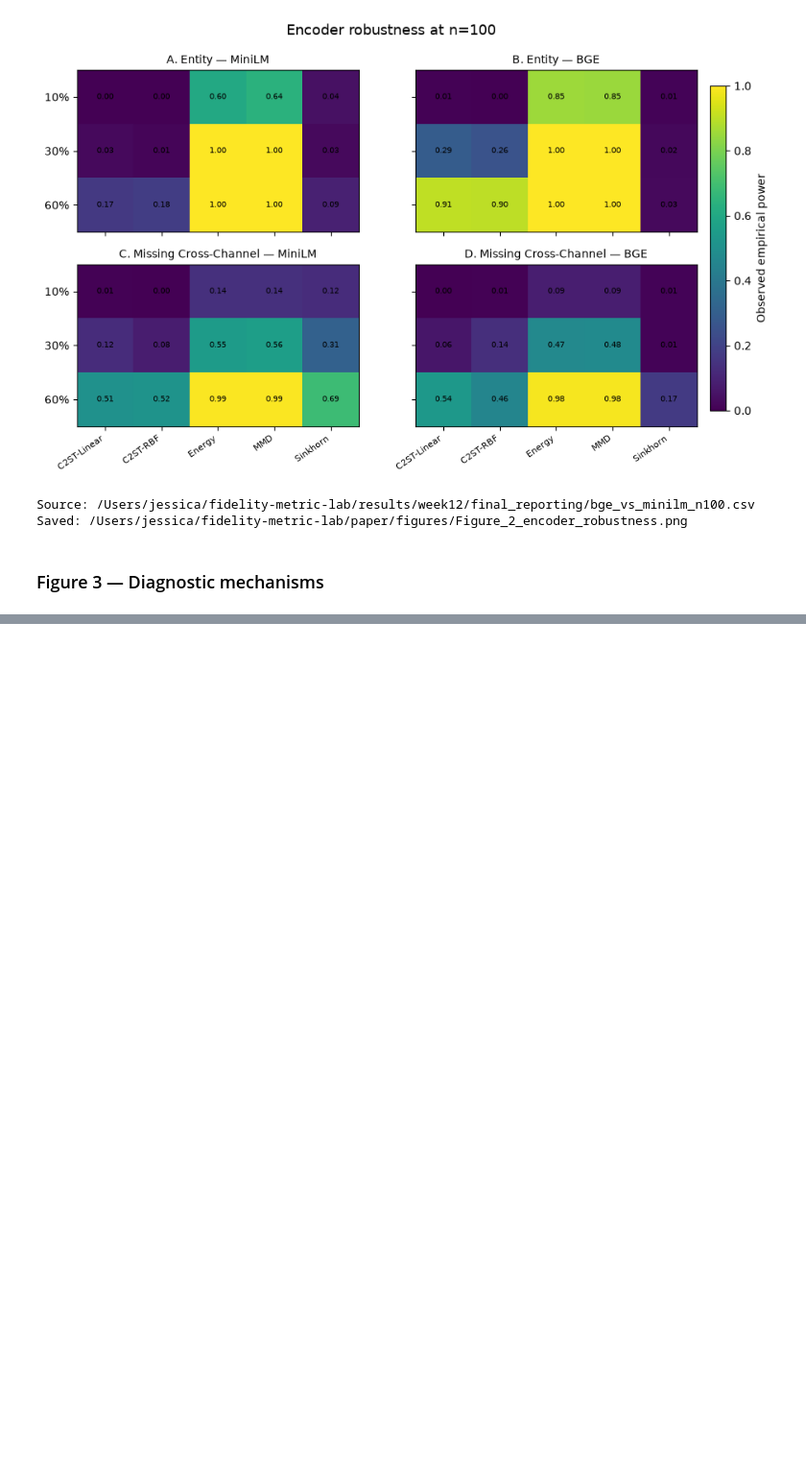
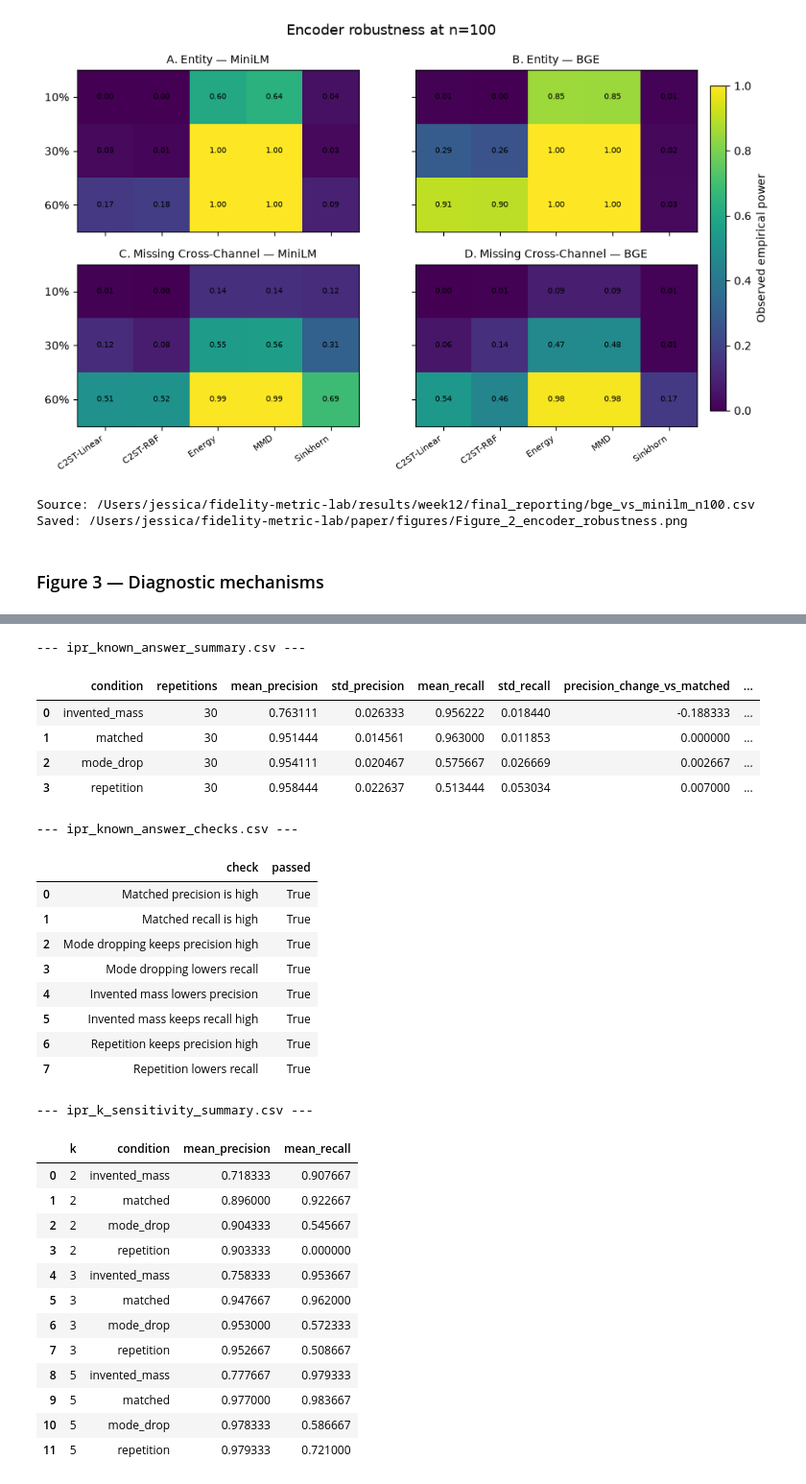
Before and after one commit to Jessica1158/fidelity-metric-lab, a Jupyter notebook: notebooks/14_final_figures_and_tables.ipynb, the cells around one changed output, grey strips where cells are left out. Shown at 96% size. Drawn from its saved outputs; the diff is of its cells as text; code cells hidden in the pictures; blank space fills up the shorter version.

```diff
--- a/notebooks/14_final_figures_and_tables.ipynb
+++ b/notebooks/14_final_figures_and_tables.ipynb
@@ -399,0 +780,44 @@ print(f"\nElapsed: {time.perf_counter()-T0:.1f} s")
+# %%
+from pathlib import Path
+import pandas as pd
+
+ROOT = Path("..").resolve()
+W7 = ROOT / "results/week7"
+
+for pattern in ["**/ipr_known_answer_summary.csv",
+                "**/ipr_known_answer_checks.csv",
+                "**/ipr_k_sensitivity_summary.csv"]:
+    for f in W7.glob(pattern):
+        print(f"\n--- {f.name} ---")
+        display(pd.read_csv(f))
+# %% [output]
+--- ipr_known_answer_summary.csv ---
+|  | condition | repetitions | mean_precision | std_precision | mean_recall | std_recall | precision_change_vs_matched | ... |
+| 0 | invented_mass | 30 | 0.763111 | 0.026333 | 0.956222 | 0.018440 | -0.188333 | ... |
+| 1 | matched | 30 | 0.951444 | 0.014561 | 0.963000 | 0.011853 | 0.000000 | ... |
+| 2 | mode_drop | 30 | 0.954111 | 0.020467 | 0.575667 | 0.026669 | 0.002667 | ... |
+| 3 | repetition | 30 | 0.958444 | 0.022637 | 0.513444 | 0.053034 | 0.007000 | ... |
+--- ipr_known_answer_checks.csv ---
+|  | check | passed |
+| 0 | Matched precision is high | True |
+| 1 | Matched recall is high | True |
+| 2 | Mode dropping keeps precision high | True |
+| 3 | Mode dropping lowers recall | True |
+| 4 | Invented mass lowers precision | True |
+| 5 | Invented mass keeps recall high | True |
+| 6 | Repetition keeps precision high | True |
+| 7 | Repetition lowers recall | True |
+--- ipr_k_sensitivity_summary.csv ---
+|  | k | condition | mean_precision | mean_recall |
+| 0 | 2 | invented_mass | 0.718333 | 0.907667 |
+| 1 | 2 | matched | 0.896000 | 0.922667 |
+| 2 | 2 | mode_drop | 0.904333 | 0.545667 |
+| 3 | 2 | repetition | 0.903333 | 0.000000 |
+| 4 | 3 | invented_mass | 0.758333 | 0.953667 |
+| 5 | 3 | matched | 0.947667 | 0.962000 |
+| 6 | 3 | mode_drop | 0.953000 | 0.572333 |
+| 7 | 3 | repetition | 0.952667 | 0.508667 |
+| 8 | 5 | invented_mass | 0.777667 | 0.979333 |
+| 9 | 5 | matched | 0.977000 | 0.983667 |
+| 10 | 5 | mode_drop | 0.978333 | 0.586667 |
+| 11 | 5 | repetition | 0.979333 | 0.721000 |
```
Also changed, not shown: parts of 10 cells of this notebook, 3 other files.
